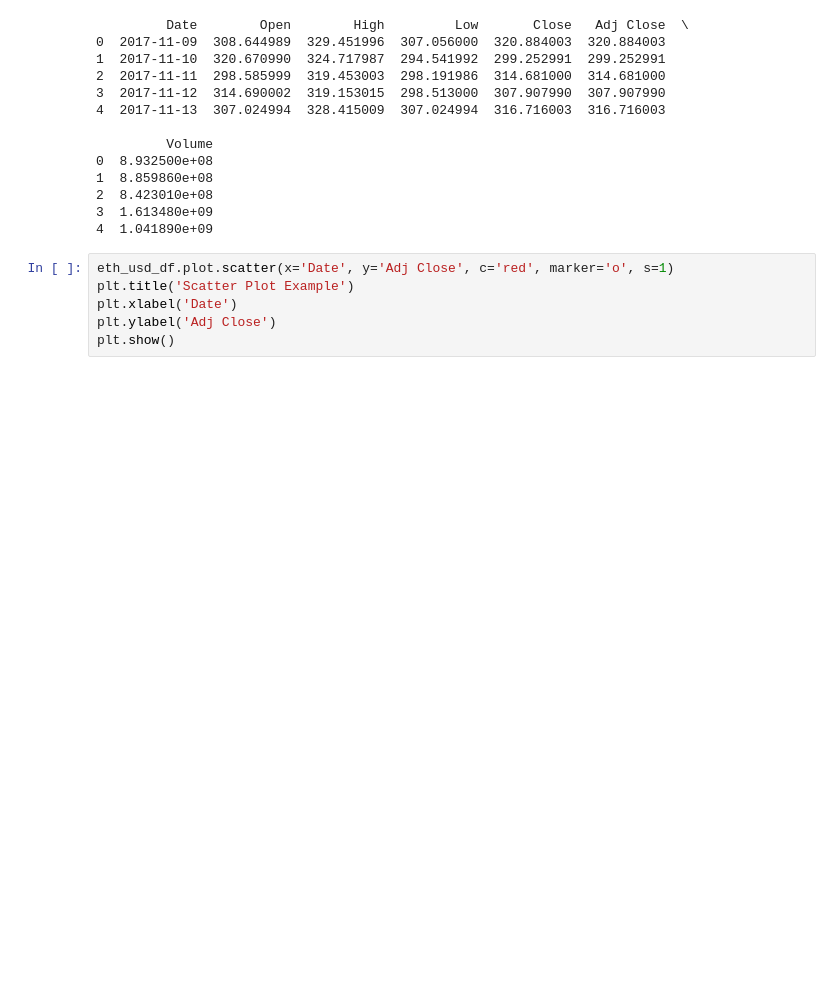
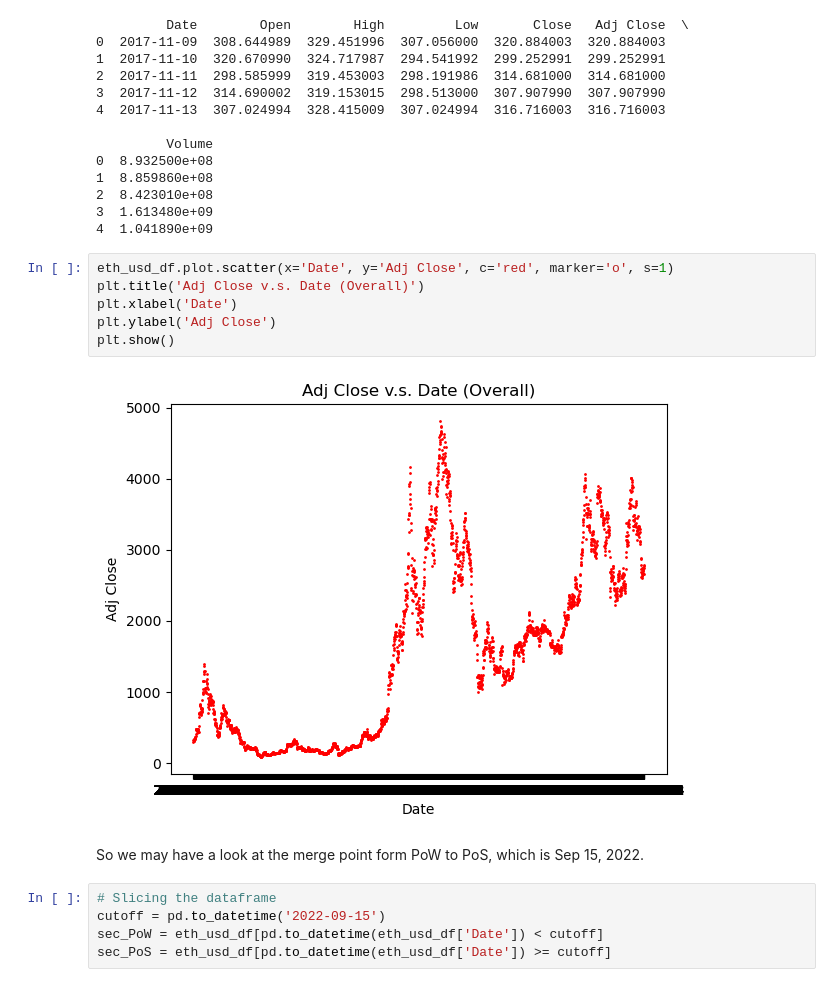
Before and after one commit to AaminaT/ethprediction, a Jupyter notebook: testfile-ETHprice.ipynb, the cells around one changed output. Drawn from its saved outputs; the diff is of its cells as text; blank space fills up the shorter version.

```diff
--- a/testfile-ETHprice.ipynb
+++ b/testfile-ETHprice.ipynb
@@ -23,7 +23,16 @@ print(eth_usd_df.head())
 4  1.041890e+09
 # %%
 eth_usd_df.plot.scatter(x='Date', y='Adj Close', c='red', marker='o', s=1)
-plt.title('Scatter Plot Example')
+plt.title('Adj Close v.s. Date (Overall)')
 plt.xlabel('Date')
 plt.ylabel('Adj Close')
 plt.show()
+# %% [output]
+[figure, added]
+# %% [markdown]
+So we may have a look at the merge point form PoW to PoS, which is Sep 15, 2022.
+# %%
+# Slicing the dataframe
+cutoff = pd.to_datetime('2022-09-15')
+sec_PoW = eth_usd_df[pd.to_datetime(eth_usd_df['Date']) < cutoff]
+sec_PoS = eth_usd_df[pd.to_datetime(eth_usd_df['Date']) >= cutoff]
```
Also changed, not shown: parts of 2 cells of this notebook.
